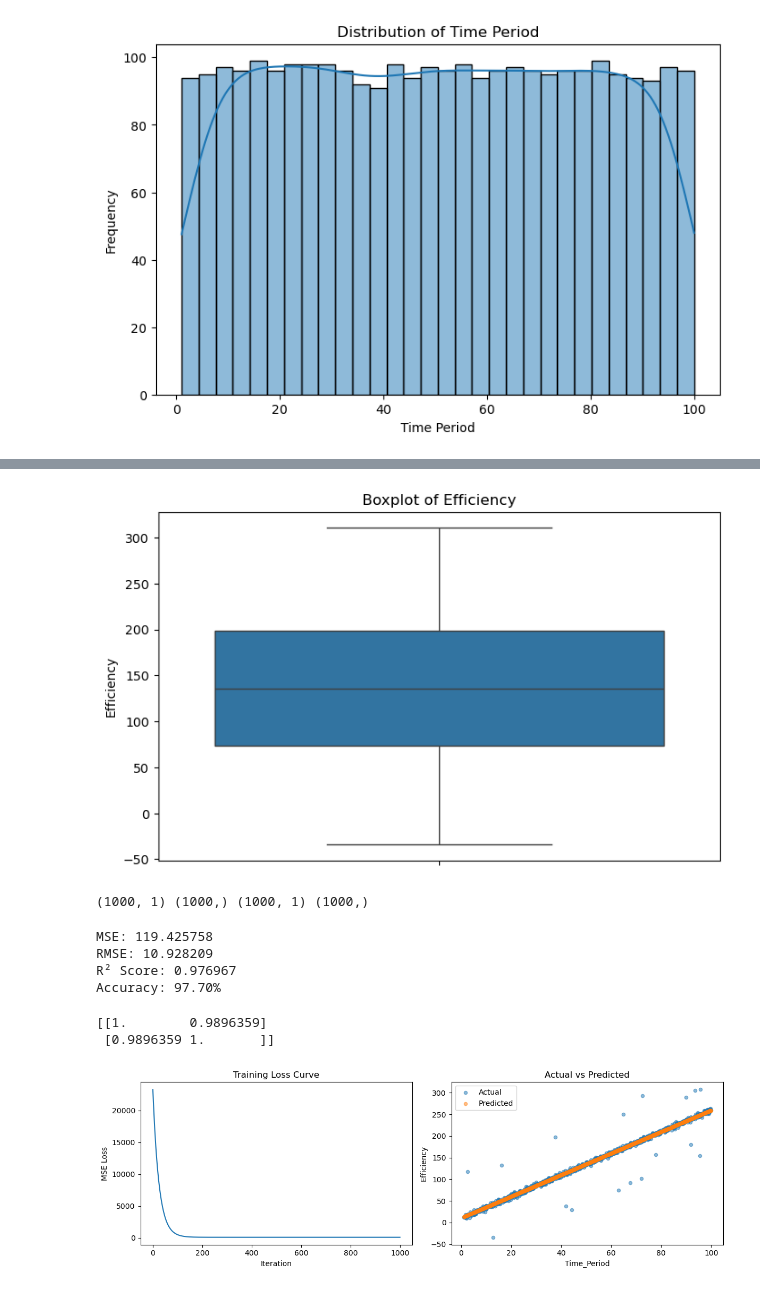
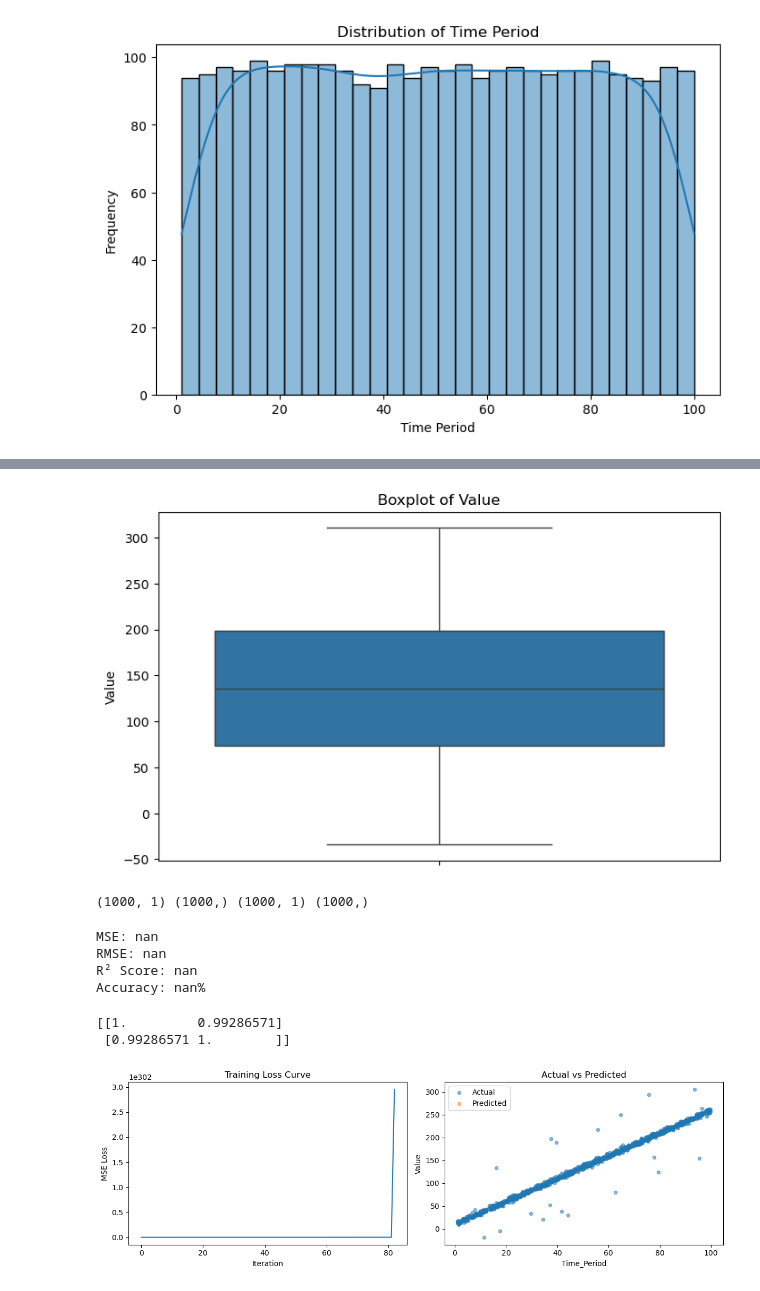
Before and after one commit to shaurya0702-droid/Linear_Regression_Scratch, a Jupyter notebook: linearreg.ipynb, the cells around one changed output, grey strips where cells are left out. Cells and saved outputs as stored; diff of their text form; code cells hidden in the pictures.

```diff
--- a/linearreg.ipynb
+++ b/linearreg.ipynb
@@ -1,7 +1,7 @@
 # %%
 import numpy as np
 import pandas as pd
-file_path = r"C:\Users\shara\OneDrive\Desktop\ML ACTS\study_analysis.csv"
+file_path = r"C:\Users\shara\OneDrive\Desktop\ML ACTS\projects ml\Linear Regression\mental_health dataset.csv"
 df = pd.read_csv(file_path)
 print(df.head())
 print(df.tail())
@@ -127,8 +124,8 @@ plt.show()
 # %%
 plt.figure(figsize=(8, 5))
-sns.boxplot(y='Efficiency', data=df_shuffled)#boxplots help you quickly see the center, spread, and extreme points (outliers) in your data.
-plt.title('Boxplot of Efficiency')
-plt.ylabel('Efficiency')
+sns.boxplot(y='Value', data=df_shuffled)#boxplots help you quickly see the center, spread, and extreme points (outliers) in your data.
+plt.title('Boxplot of Value')
+plt.ylabel('Value')
 plt.show()
 #Box: Shows center and spread for most data (middle 50%)
 #Whiskers: Show typical minimum and maximum values
@@ -139,12 +136,12 @@ plt.show()
 #Upper edge: 75% of data is below this value.
 #Line inside box: Median  the middle value of your data.
 # %% [output]
-[figure, old version]
+[figure, new version]
 # %%
 X_train = train[['Time_Period']].values.astype(float) # double brackets to keep 2d shape
-y_train = train['Efficiency'].values.astype(float)
+y_train = train['Value'].values.astype(float)
 X_test = test[['Time_Period']].values.astype(float)
-y_test = test['Efficiency'].values.astype(float)
+y_test = test['Value'].values.astype(float)
 # Extract features and convert to numpy arrays
 print(X_train.shape, y_train.shape, X_test.shape, y_test.shape)
 # %% [output]
@@ -190,44 +182,44 @@ X_test_scaled = (X_test - X_mean) / X_std
 # %%
 # Train the model
 model = SimpleLinearRegression()
-model.fit(X_train_scaled, y_train, iterations=1000, learning_rate=0.01)
+model.fit(X_train, y_train, iterations=1000, learning_rate=0.01)
 # %%
 #Evaluate
-y_pred = model.predict(X_test_scaled)
+y_pred = model.predict(X_test)
 print(f"MSE: {model.mse(y_test, y_pred):.6f}")
 print(f"RMSE: {model.rmse(y_test, y_pred):.6f}")
 print(f"R² Score: {model.r2_score(y_test, y_pred):.6f}")
 print(f"Accuracy: {model.r2_score(y_test, y_pred)*100:.2f}%")
 # %% [output]
-MSE: 119.425758
-RMSE: 10.928209
-R² Score: 0.976967
-Accuracy: 97.70%
+MSE: nan
+RMSE: nan
+R² Score: nan
+Accuracy: nan%
 # %%
-print(np.corrcoef(X_train_scaled.flatten(), y_train))
-#output correlation is 0 << 0.98 therefore feature and label are related
+print(np.corrcoef(X_train.flatten(), y_train))
+#output correlation is 0 << 0.99 therefore feature and label are highly related
 # %% [output]
-[[1.        0.9896359]
- [0.9896359 1.       ]]
+[[1.         0.99286571]
+ [0.99286571 1.        ]]
 # %%
 #visualizations
 
 plt.figure(figsize=(12, 4))
 plt.subplot(1, 2, 1)
 plt.plot(model.losses)
 plt.xlabel('Iteration')
 plt.ylabel('MSE Loss')
 plt.title('Training Loss Curve')
 
 plt.subplot(1, 2, 2)
 plt.scatter(X_test, y_test, alpha=0.5, label='Actual', s=20)
 plt.scatter(X_test, y_pred, alpha=0.5, label='Predicted', s=20)
 plt.xlabel('Time_Period')
-plt.ylabel('Efficiency')
+plt.ylabel('Value')
 plt.legend()
 plt.title('Actual vs Predicted')
 plt.tight_layout()
 plt.show()
 # %% [output]
-[figure, old version]
+[figure, new version]
 # %%
```
Also changed, not shown: parts of 9 cells of this notebook.
